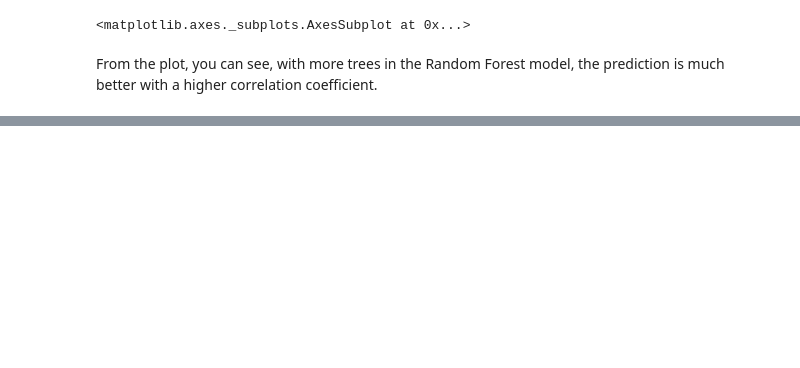
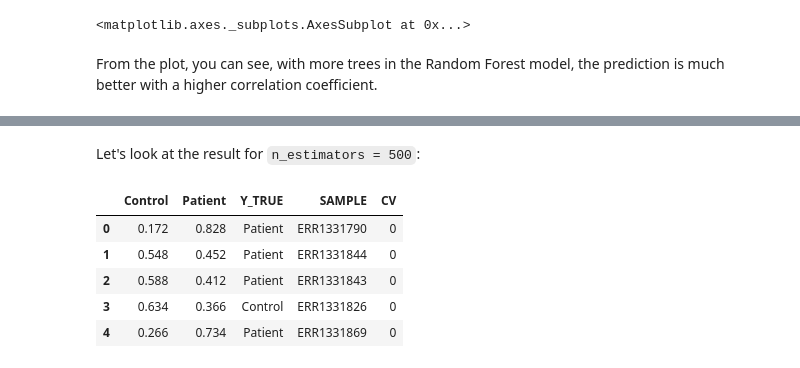
Before and after one commit to biocore/calour, a Jupyter notebook: doc/source/notebooks/microbiome_machine_learning.ipynb, the cells around one changed output, grey strips where cells are left out. Saved outputs shown, nothing was run; the diff lists cells and outputs as text; code cells hidden in the pictures; blank space fills up the shorter version.

```diff
--- a/doc/source/notebooks/microbiome_machine_learning.ipynb
+++ b/doc/source/notebooks/microbiome_machine_learning.ipynb
@@ -104,0 +158,13 @@ From the plot, you can see, with more trees in the Random Forest model, the pred
+# %% [markdown]
+Let's look at the result for `n_estimators = 500`:
+# %%
+res2 = next(it)
+# %%
+res2.head()
+# %% [output]
+|  | Control | Patient | Y_TRUE | SAMPLE | CV |
+| 0 | 0.172 | 0.828 | Patient | ERR1331790 | 0 |
+| 1 | 0.548 | 0.452 | Patient | ERR1331844 | 0 |
+| 2 | 0.588 | 0.412 | Patient | ERR1331843 | 0 |
+| 3 | 0.634 | 0.366 | Control | ERR1331826 | 0 |
+| 4 | 0.266 | 0.734 | Patient | ERR1331869 | 0 |
```
Also changed, not shown: parts of 21 cells of this notebook.
